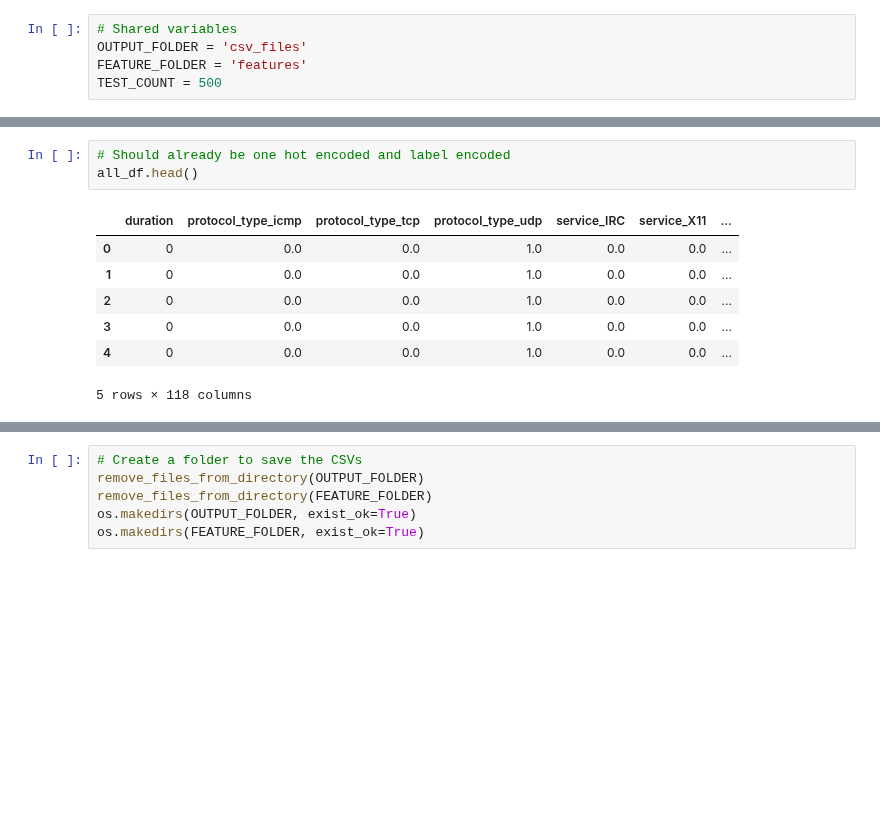
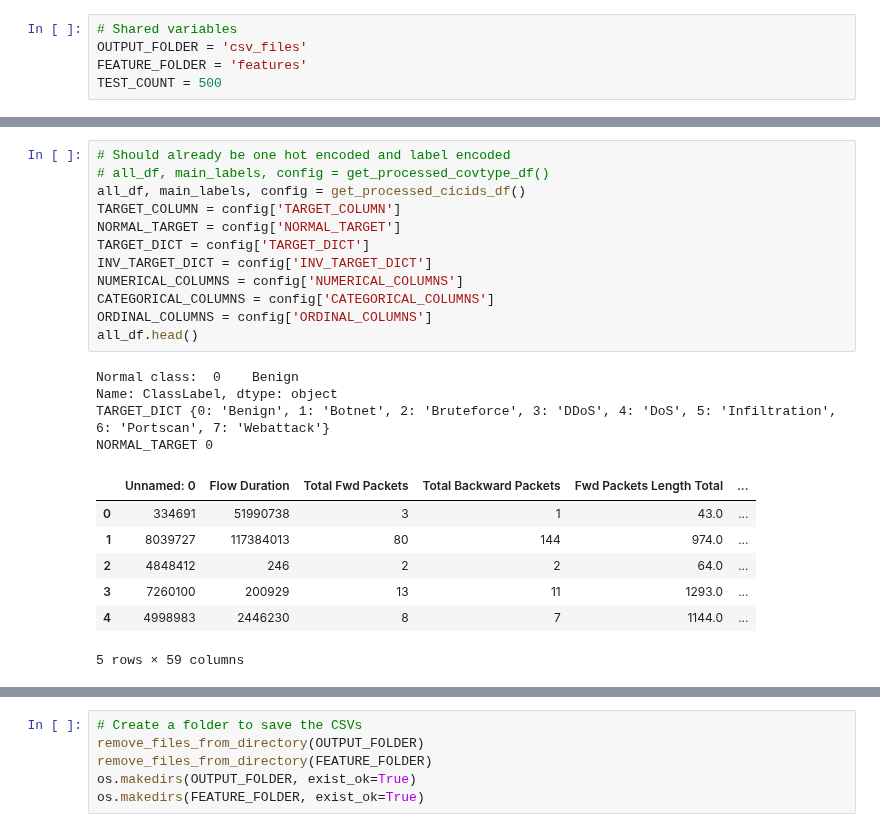
Before and after one commit to brinashong/CS5344_Project, a Jupyter notebook: work/pipeline.ipynb, the cells around one changed output, grey strips where cells are left out. Saved outputs shown, nothing was run; the diff lists cells and outputs as text; blank space fills up the shorter version.

```diff
--- a/work/pipeline.ipynb
+++ b/work/pipeline.ipynb
@@ -46,11 +32,24 @@ main_labels ['duration', 'protocol_type', 'service', 'flag', 'src_bytes', 'dst_b
 # %%
 # Should already be one hot encoded and label encoded
+# all_df, main_labels, config = get_processed_covtype_df()
+all_df, main_labels, config = get_processed_cicids_df()
+TARGET_COLUMN = config['TARGET_COLUMN']
+NORMAL_TARGET = config['NORMAL_TARGET']
+TARGET_DICT = config['TARGET_DICT']
+INV_TARGET_DICT = config['INV_TARGET_DICT']
+NUMERICAL_COLUMNS = config['NUMERICAL_COLUMNS']
+CATEGORICAL_COLUMNS = config['CATEGORICAL_COLUMNS']
+ORDINAL_COLUMNS = config['ORDINAL_COLUMNS']
 all_df.head()
 # %% [output]
+Normal class:  0    Benign
+Name: ClassLabel, dtype: object
+TARGET_DICT {0: 'Benign', 1: 'Botnet', 2: 'Bruteforce', 3: 'DDoS', 4: 'DoS', 5: 'Infiltration', 6: 'Portscan', 7: 'Webattack'}
+NORMAL_TARGET 0
-|  | duration | protocol_type_icmp | protocol_type_tcp | protocol_type_udp | service_IRC | service_X11 | ... |
-| 0 | 0 | 0.0 | 0.0 | 1.0 | 0.0 | 0.0 | ... |
-| 1 | 0 | 0.0 | 0.0 | 1.0 | 0.0 | 0.0 | ... |
-| 2 | 0 | 0.0 | 0.0 | 1.0 | 0.0 | 0.0 | ... |
-| 3 | 0 | 0.0 | 0.0 | 1.0 | 0.0 | 0.0 | ... |
-| 4 | 0 | 0.0 | 0.0 | 1.0 | 0.0 | 0.0 | ... |
+|  | Unnamed: 0 | Flow Duration | Total Fwd Packets | Total Backward Packets | Fwd Packets Length Total | ... |
+| 0 | 334691 | 51990738 | 3 | 1 | 43.0 | ... |
+| 1 | 8039727 | 117384013 | 80 | 144 | 974.0 | ... |
+| 2 | 4848412 | 246 | 2 | 2 | 64.0 | ... |
+| 3 | 7260100 | 200929 | 13 | 11 | 1293.0 | ... |
+| 4 | 4998983 | 2446230 | 8 | 7 | 1144.0 | ... |
-5 rows × 118 columns
+5 rows × 59 columns
```
Also changed, not shown: parts of 12 cells of this notebook, 9 other files.
